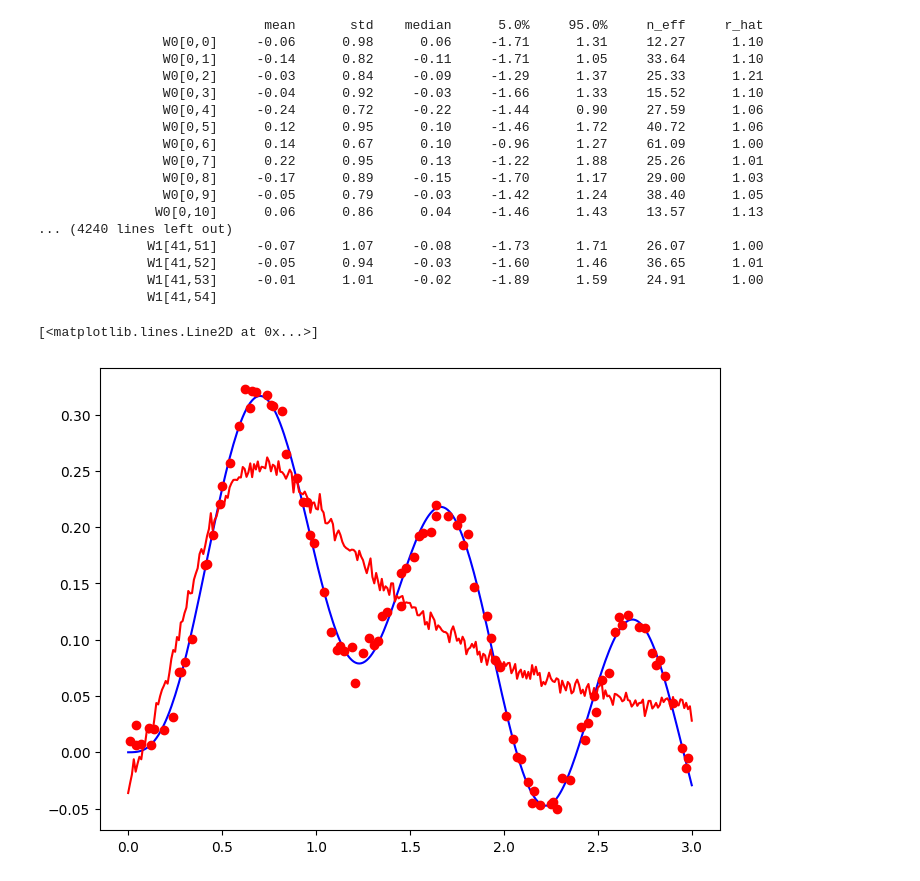
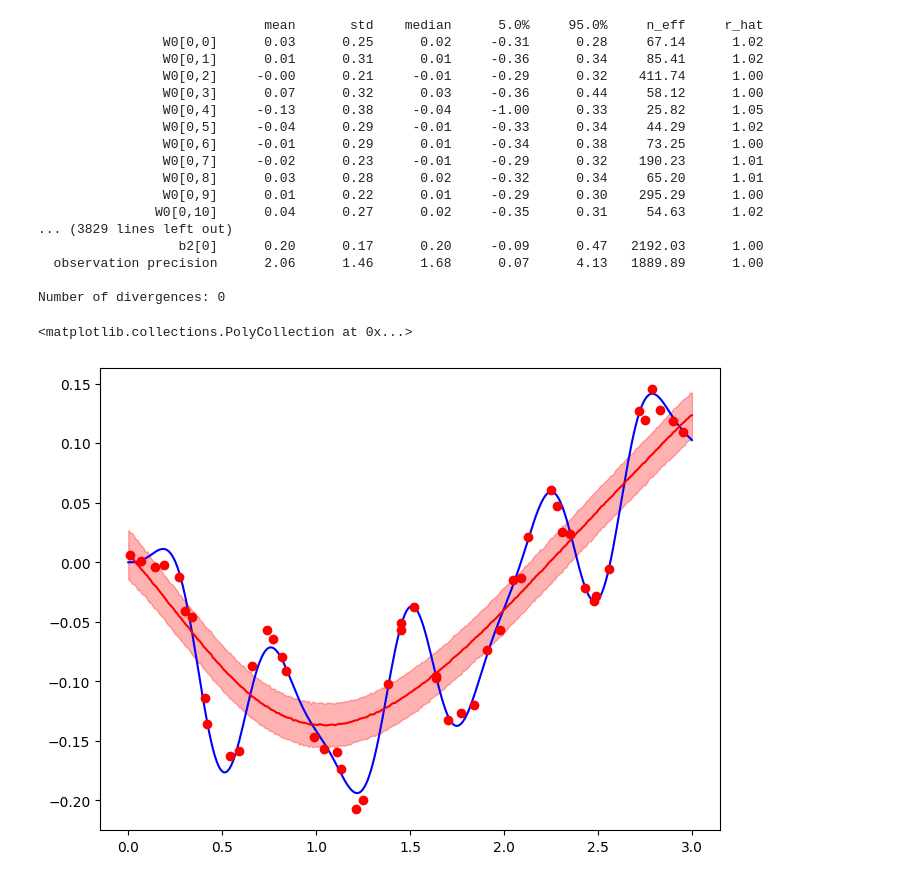
Before and after one commit to TobiLeitgeb/BNN_project, a Jupyter notebook: code/damped_oscillator.ipynb, the cells around one changed output. Saved outputs shown, nothing was run; the diff lists cells and outputs as text; code cells hidden in the pictures.

```diff
--- a/code/damped_oscillator.ipynb
+++ b/code/damped_oscillator.ipynb
@@ -16,5 +18,5 @@ from typing import Tuple, List, Callable
 import sys
 sys.path.append("../")
 # %%
-data = jnp.load('oscilator1_data.npy', allow_pickle=True).item()
+data = jnp.load('oscilator2_data.npy', allow_pickle=True).item()
 X, Y, Y_f = data['X'], data['Y'], data['Y_f']
@@ -79,7 +46,7 @@ def dense_layer(
 ):
     #Xavier initialization
     alpha_sq = 2/(size[0] + size[1])
-    alpha_sq = 1.0
+    #alpha_sq = 1.0
     W = numpyro.sample(f"W{i}", dist.Normal(0, alpha_sq**0.5).expand(size))
     b = numpyro.sample(f"b{i}", dist.Normal(0, alpha_sq**0.5).expand((size[-1],)))
     return W, b
@@ -99,9 +66,10 @@ def forward(
 
     #output layer with no activation
     z = jnp.dot(z, W[-1]) + b[-1]
-    return z
+    return z.squeeze()
 
-def wideband_dnn(
+
+def bnn_model(
         X: jax.Array,
         Y: jax.Array,
         layers: List[int],
@@ -117,13 +85,14 @@ def wideband_dnn(
         b.append(b_)
         input_dim = layer
     #forward pass through the network
-    z = forward(W, b, X, activation)
+    z = forward(W, b, X, activation)[:, None]
+
     if Y is not None:
         assert Y.shape == z.shape , f"Y shape {Y.shape} does not match z shape {z.shape}"
 
     precision_obs = numpyro.sample(r"observation precision", dist.Gamma(2., 1.))
     sigma_obs = 1.0 / jnp.sqrt(precision_obs)
-
+    sigma_obs = 0.1
     with numpyro.plate("data", N):
         numpyro.sample(
             "Y",
@@ -131,11 +100,10 @@ def wideband_dnn(
             obs=Y
         )
 
-
-LAYERS = [100, 100, 1]
+LAYERS = [60, 60, 1]
 
 try:
-    render = numpyro.render_model(wideband_dnn, (X_train, Y_train, LAYERS))
+    render = numpyro.render_model(bnn_model, (X_train, Y_train, LAYERS))
 except:
     render = None
     print("Module not installed. (pip install graphviz), (sudo apt-get install graphviz)")
@@ -154,24 +113,25 @@ plt.plot(x, jnp.exp(y))
 # %%
-from numpyro.infer import NUTS, MCMC
 
-mcmc = MCMC(NUTS(wideband_dnn), num_warmup=1000, num_samples=1000)
-mcmc.run(jax.random.PRNGKey(0), X_train, Y_train, LAYERS)
+inf_key = jax.random.PRNGKey(0)
+mcmc = MCMC(NUTS(bnn_model), num_warmup=1000, num_samples=1000)
+mcmc.run(inf_key, X_train, Y_train, LAYERS)
 mcmc.print_summary()
+samples = mcmc.get_samples()
 # %% [output]
                              mean       std    median      5.0%     95.0%     n_eff     r_hat
-                W0[0,0]     -0.06      0.98      0.06     -1.71      1.31     12.27      1.10
-                W0[0,1]     -0.14      0.82     -0.11     -1.71      1.05     33.64      1.10
-                W0[0,2]     -0.03      0.84     -0.09     -1.29      1.37     25.33      1.21
-                W0[0,3]     -0.04      0.92     -0.03     -1.66      1.33     15.52      1.10
-                W0[0,4]     -0.24      0.72     -0.22     -1.44      0.90     27.59      1.06
-                W0[0,5]      0.12      0.95      0.10     -1.46      1.72     40.72      1.06
-                W0[0,6]      0.14      0.67      0.10     -0.96      1.27     61.09      1.00
-                W0[0,7]      0.22      0.95      0.13     -1.22      1.88     25.26      1.01
-                W0[0,8]     -0.17      0.89     -0.15     -1.70      1.17     29.00      1.03
-                W0[0,9]     -0.05      0.79     -0.03     -1.42      1.24     38.40      1.05
-               W0[0,10]      0.06      0.86      0.04     -1.46      1.43     13.57      1.13
-... (4240 lines left out)
-              W1[41,51]     -0.07      1.07     -0.08     -1.73      1.71     26.07      1.00
-              W1[41,52]     -0.05      0.94     -0.03     -1.60      1.46     36.65      1.01
-              W1[41,53]     -0.01      1.01     -0.02     -1.89      1.59     24.91      1.00
-              W1[41,54]
+                W0[0,0]      0.03      0.25      0.02     -0.31      0.28     67.14      1.02
+                W0[0,1]      0.01      0.31      0.01     -0.36      0.34     85.41      1.02
+                W0[0,2]     -0.00      0.21     -0.01     -0.29      0.32    411.74      1.00
+                W0[0,3]      0.07      0.32      0.03     -0.36      0.44     58.12      1.00
+                W0[0,4]     -0.13      0.38     -0.04     -1.00      0.33     25.82      1.05
+                W0[0,5]     -0.04      0.29     -0.01     -0.33      0.34     44.29      1.02
+                W0[0,6]     -0.01      0.29      0.01     -0.34      0.38     73.25      1.00
+                W0[0,7]     -0.02      0.23     -0.01     -0.29      0.32    190.23      1.01
+                W0[0,8]      0.03      0.28      0.02     -0.32      0.34     65.20      1.01
+                W0[0,9]      0.01      0.22      0.01     -0.29      0.30    295.29      1.00
+               W0[0,10]      0.04      0.27      0.02     -0.35      0.31     54.63      1.02
+... (3829 lines left out)
+                  b2[0]      0.20      0.17      0.20     -0.09      0.47   2192.03      1.00
+  observation precision      2.06      1.46      1.68      0.07      4.13   1889.89      1.00
+
+Number of divergences: 0
@@ -196,19 +138,26 @@ svi_result = svi.run(
 # %%
-samples = guide.sample_posterior(jax.random.PRNGKey(1), svi_result.params, sample_shape=(1000,))
 #predictive
-predictive = Predictive(wideband_dnn, samples, return_sites=["Y"])
+predictive = Predictive(bnn_model, samples, return_sites=["Y"])
 predictions = predictive(jax.random.PRNGKey(1), X_test, None, LAYERS)
 
 # Plot the sampled training points
 plt.figure(figsize=(8, 6))
 plt.plot(X, Y, 'b', label='Y')
-plt.plot(X_train, Y_train, 'ro', label='Y samples')
+plt.plot(X_train, Y_train*std_y + mean_y, 'ro', label='Y samples')
 
 # Plot the predictions
 mean_prediction = jnp.mean(predictions["Y"], axis=0)
 stddev_prediction = jnp.std(predictions["Y"], axis=0)
-plt.plot(X_test, mean_prediction, 'r', label='Predictive mean')
+plt.plot(X_test, mean_prediction*std_y + mean_y, 'r', label='Predictive mean')
+plt.fill_between(
+    X_test.flatten(),
+    (mean_prediction - 2 * stddev_prediction).flatten()*std_y + mean_y,
+    (mean_prediction + 2 * stddev_prediction).flatten()*std_y + mean_y,
+    color='red',
+    alpha=0.3,
+    label="Predictive std. dev.",
+)
 #plot gamma distribution
 # %% [output]
-[<matplotlib.lines.Line2D at 0x...>]
+<matplotlib.collections.PolyCollection at 0x...>
-[figure, old version]
+[figure, new version]
```
Also changed, not shown: parts of 8 cells of this notebook, 2 other files.
